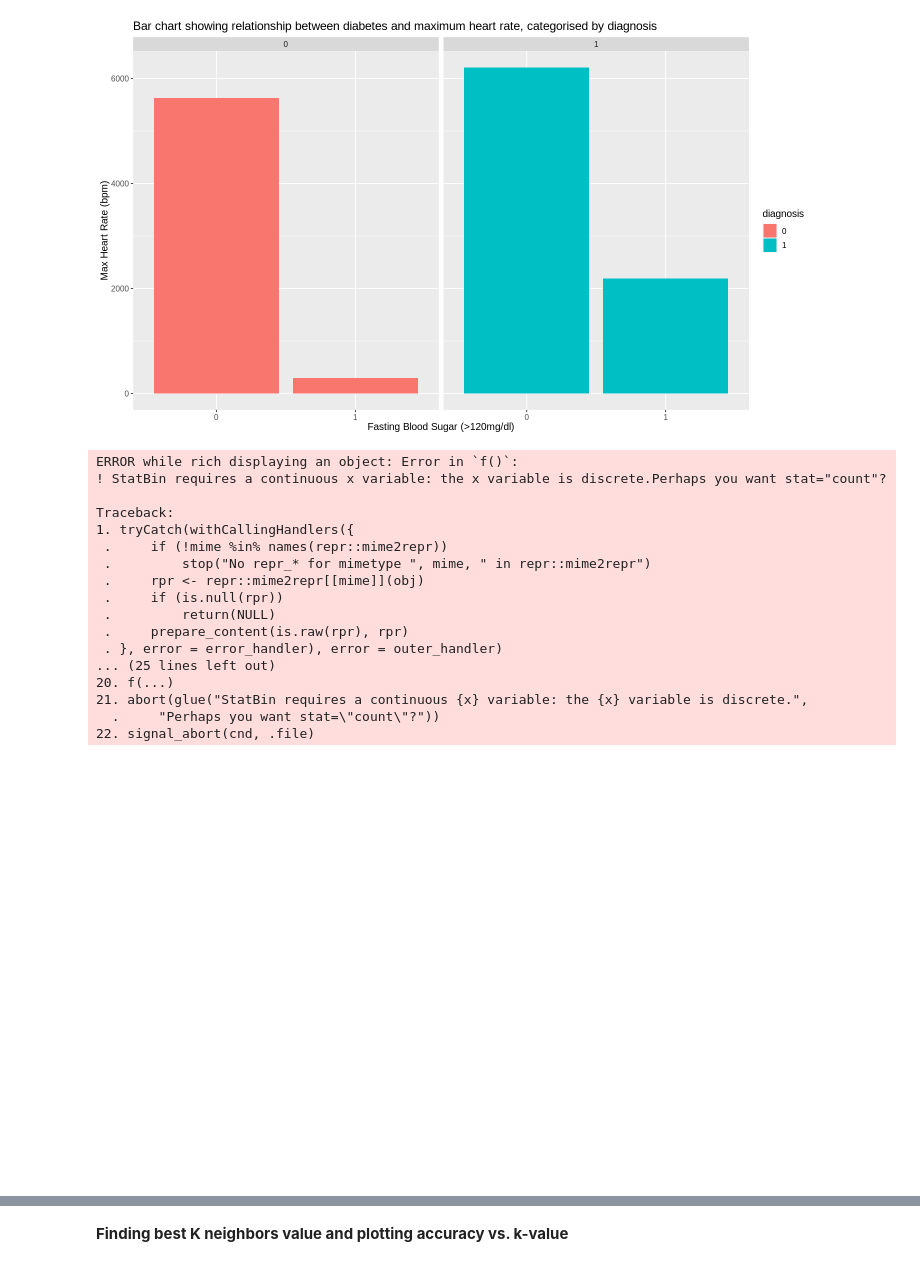
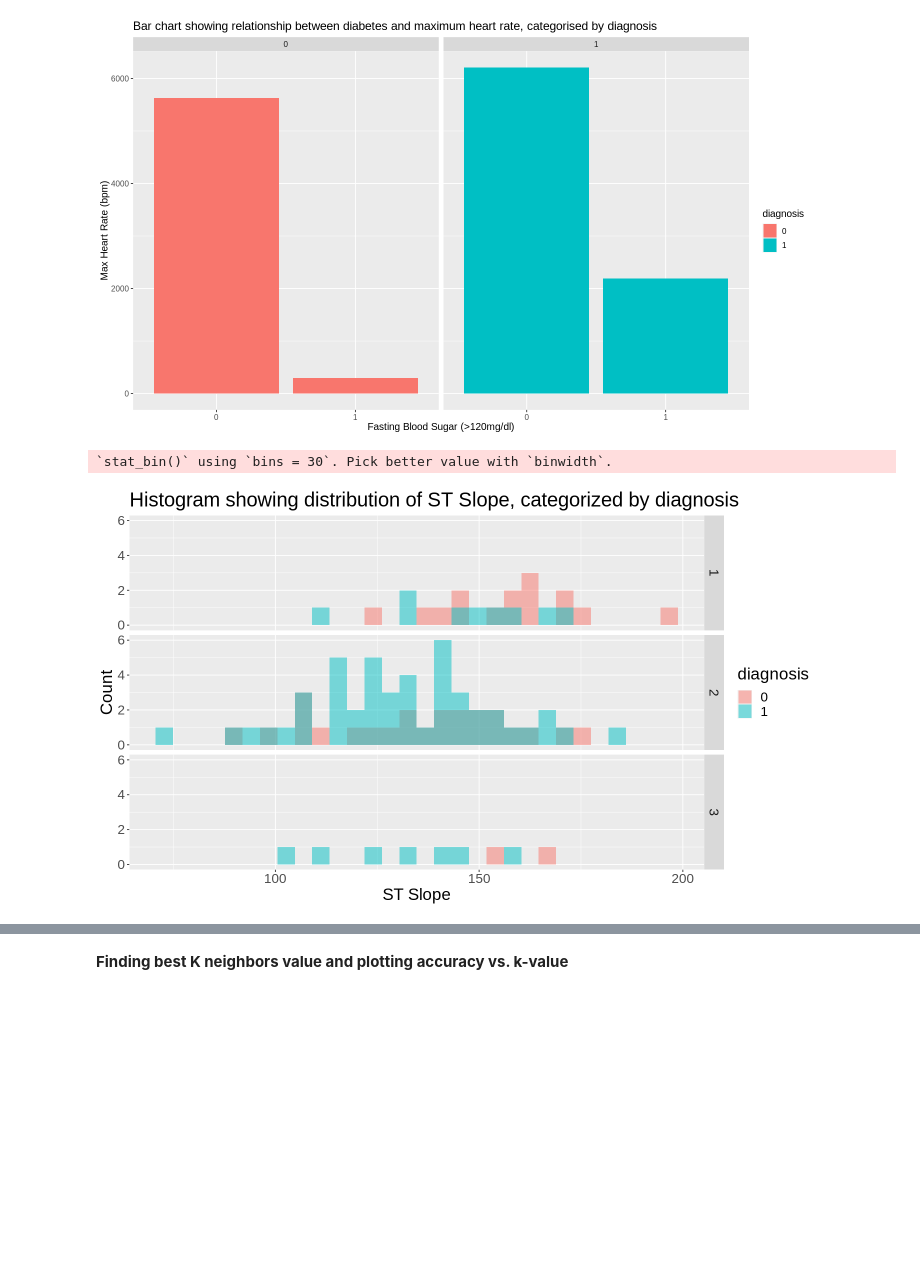
Before and after one commit to lovey155/Project-Proposal-Group-27, a Jupyter notebook: Final Report.ipynb, the cells around one changed output, grey strips where cells are left out. Saved outputs shown, nothing was run; the diff lists cells and outputs as text; code cells hidden in the pictures; blank space fills up the shorter version.

```diff
--- a/Final Report.ipynb
+++ b/Final Report.ipynb
@@ -245,15 +276,13 @@ A data.frame: 2 × 5
 # %%
-#averages and standard deviations of continous or discrete variables (age, resting_blood_pressure, cholesterol, max_heart_rate, ST_Slope)
-
-heart_train$ST_slope_summary <- as.numeric(as.character(heart_train$ST_slope))
+#averages and standard deviations of continous or discrete variables (age, max_heart_rate)
 
 heart_mean <- heart_train |>
-  select(age, resting_blood_pressure, cholesterol, max_heart_rate, ST_slope_summary) |>
-  summarize(across(age:ST_slope_summary, mean))
+  select(age, max_heart_rate) |>
+  summarize(across(age:max_heart_rate, mean))
 heart_mean
 
 heart_sd <- heart_train |>
-  select(age, resting_blood_pressure, cholesterol, max_heart_rate, ST_slope_summary) |>
-  summarize(across(age:ST_slope_summary, sd))
+  select(age, max_heart_rate) |>
+  summarize(across(age:max_heart_rate, sd))
 heart_sd
 # %% [output]
@@ -350,31 +384,15 @@ sugar_heart_bar
 # %%
 options(repr.plot.width = 12, repr.plot.height = 7)
 
-depression_hist <- heart_train %>%
-  ggplot(aes(x = ST_slope, fill = diagnosis)) +
+max_slope_hist <- heart_train %>%
+  ggplot(aes(x = max_heart_rate, fill = diagnosis)) +
   geom_histogram(alpha = 0.5, position = "identity") +
-  facet_grid(rows = vars(diagnosis)) +
+  facet_grid(rows = vars(ST_slope)) +
   labs(x = "ST Slope", y = "Count") +
   ggtitle("Histogram showing distribution of ST Slope, categorized by diagnosis") +
   theme(text = element_text(size = 20))
 
-depression_hist
+max_slope_hist
 # %% [output]
-ERROR while rich displaying an object: Error in `f()`:
-! StatBin requires a continuous x variable: the x variable is discrete.Perhaps you want stat="count"?
-
-Traceback:
-1. tryCatch(withCallingHandlers({
- .     if (!mime %in% names(repr::mime2repr))
- .         stop("No repr_* for mimetype ", mime, " in repr::mime2repr")
- .     rpr <- repr::mime2repr[[mime]](obj)
- .     if (is.null(rpr))
- .         return(NULL)
- .     prepare_content(is.raw(rpr), rpr)
- . }, error = error_handler), error = outer_handler)
-... (25 lines left out)
-20. f(...)
-21. abort(glue("StatBin requires a continuous {x} variable: the {x} variable is discrete.",
-  .     "Perhaps you want stat=\"count\"?"))
-22. signal_abort(cnd, .file)
+`stat_bin()` using `bins = 30`. Pick better value with `binwidth`.
-[figure, old version]
+[figure, new version]
```
Also changed, not shown: parts of 31 cells of this notebook.
